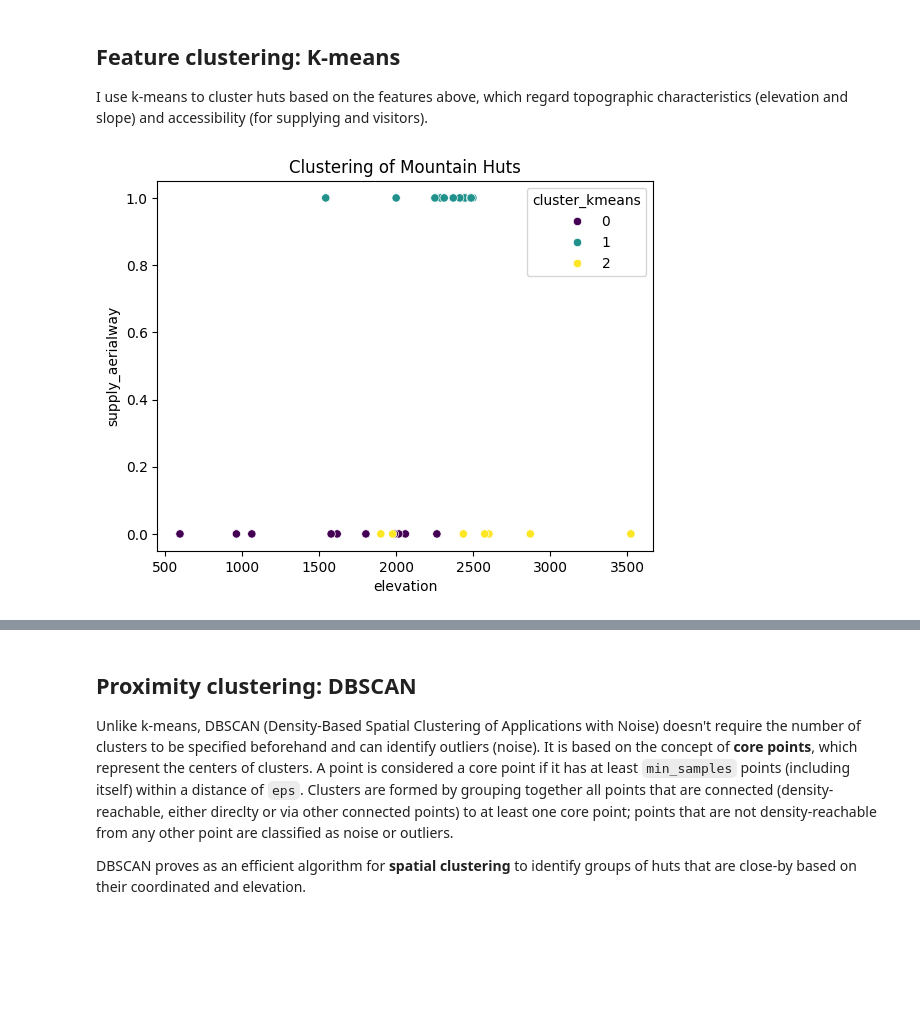
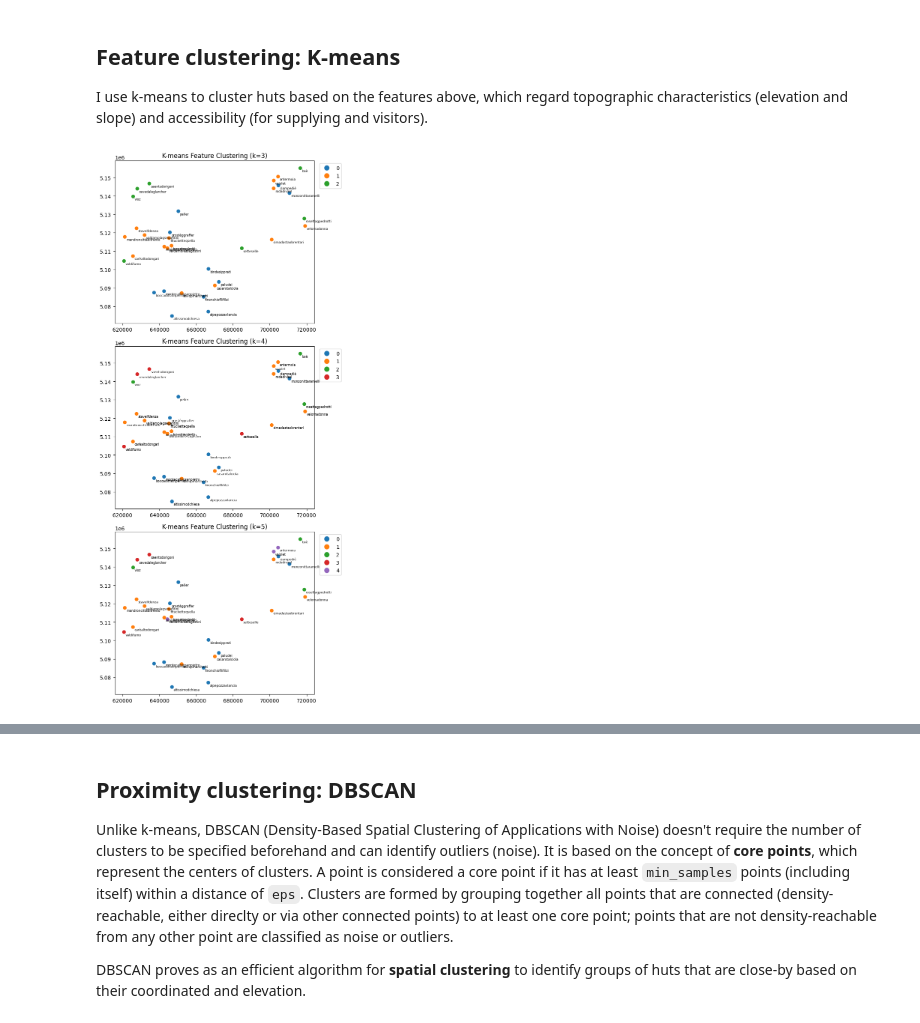
Before and after one commit to dclfbk/alpinehutsustainability, a Jupyter notebook: code/cluster_analysis.ipynb, the cells around one changed output, grey strips where cells are left out. Drawn from its saved outputs; the diff is of its cells as text; code cells hidden in the pictures; blank space fills up the shorter version.

```diff
--- a/code/cluster_analysis.ipynb
+++ b/code/cluster_analysis.ipynb
@@ -108,7 +96,0 @@ huts['cluster_kmeans'] = kmeans.fit_predict(X_scaled)
-# %%
-# Visualize the clusters in 2d (2 features)
-sns.scatterplot(data=huts, x='elevation', y='supply_aerialway', hue='cluster_kmeans', palette='viridis')
-plt.title("Clustering of Mountain Huts")
-plt.show()
-# %% [output]
-[figure, removed]
@@ -115,2 +135,51 @@ plt.show()
+# %%
+import matplotlib.pyplot as plt
+from matplotlib.colors import ListedColormap, BoundaryNorm
+from adjustText import adjust_text
+
+cluster_colors = {
+    "0": "#1f77b4",  # Blue
+    "1": "#ff7f0e",  # Orange
+    "2": "#2ca02c",  # Green
+    "3": "#d62728",  # Red
+    "4": "#9467bd",  # Purple
+    "5": "#8c564b",  # Brown
+    "6": "#e377c2",  # Pink
+    "7": "#7f7f7f",  # Gray
+    "8": "#bcbd22",  # Olive
+    "9": "#17becf"   # Cyan
+}
+
+# Convert the cluster_colors mapping into a colormap and normalization
+labels = list(cluster_colors.keys())
+cmap = ListedColormap([cluster_colors[label] for label in labels])
+norm = BoundaryNorm(range(len(labels) + 1), cmap.N)
+
+# Select cluster columns
+cols = [col for col in huts.columns if 'cluster_kmeans_k' in col]
+
+fig, ax = plt.subplots(3, 1, figsize=(10, 15))
+
+for i, col in enumerate(cols):
+    k = col[-1]
+
+    huts.plot(
+        column=col,
+        cmap=cmap,
+        legend=True,
+        legend_kwds={'loc': 'upper right', 'bbox_to_anchor': (1.15, 1.0)},
+        ax=ax[i],
+        norm=norm
+    )
+
+    for x, y, name in zip(huts.geometry.x, huts.geometry.y, huts['standard_name']):
+        ax[i].annotate(name, xy=(x, y), xytext=(3, -7), textcoords="offset points", fontsize=6)
+
+    ax[i].set_title(f"K-means Feature Clustering (k={k})")
+
+plt.tight_layout()
+plt.show()
+# %% [output]
+[figure, added]
 # %%
 ## Plot the clustered points (coordinates)
```
Also changed, not shown: parts of 18 cells of this notebook, 1 other file.
